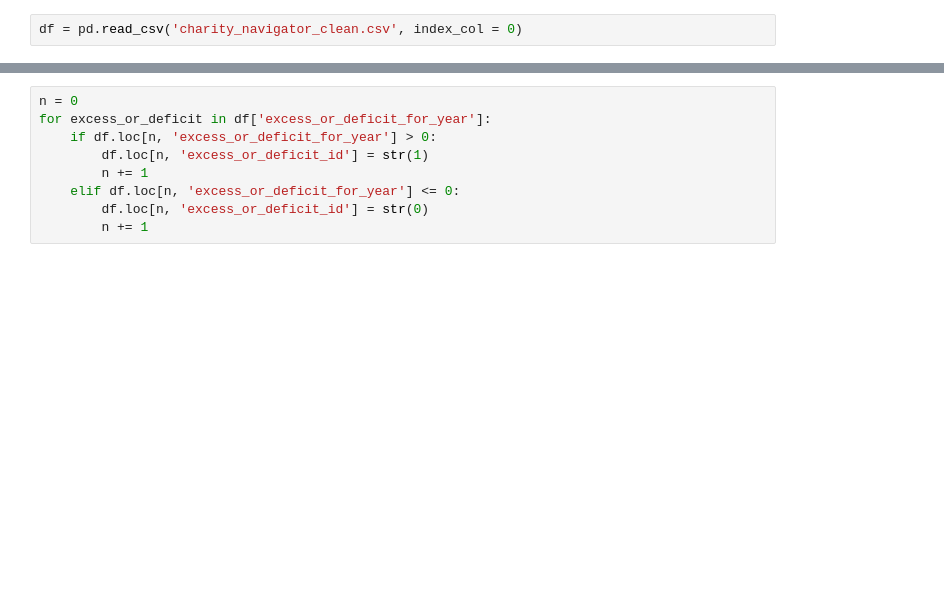
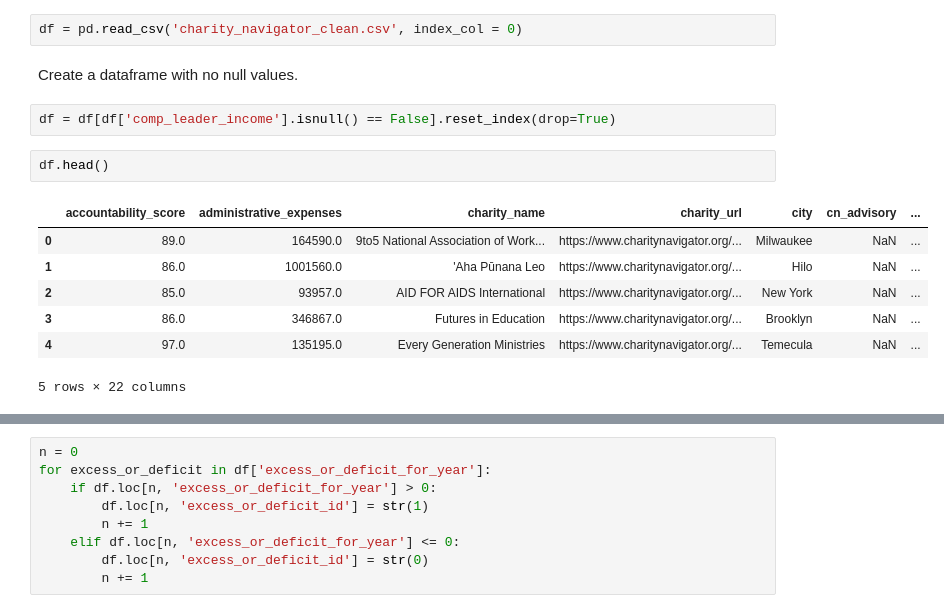
Before and after one commit to cyaris/charities_in_the_united_states, a Jupyter notebook: US Charities | Machine Learning with K-Nearest Neighbors.ipynb, the cells around one changed output, grey strips where cells are left out. Saved outputs shown, nothing was run; the diff lists cells and outputs as text; blank space fills up the shorter version.

```diff
--- a/US Charities | Machine Learning with K-Nearest Neighbors.ipynb
+++ b/US Charities | Machine Learning with K-Nearest Neighbors.ipynb
@@ -6,3 +12,17 @@ import seaborn as sns
 %matplotlib inline
 # %%
 df = pd.read_csv('charity_navigator_clean.csv', index_col = 0)
+# %% [markdown]
+Create a dataframe with no null values.
+# %%
+df = df[df['comp_leader_income'].isnull() == False].reset_index(drop=True)
+# %%
+df.head()
+# %% [output]
+|  | accountability_score | administrative_expenses | charity_name | charity_url | city | cn_advisory | ... |
+| 0 | 89.0 | 164590.0 | 9to5 National Association of Work... | https://www.charitynavigator.org/... | Milwaukee | NaN | ... |
+| 1 | 86.0 | 1001560.0 | 'Aha Pūnana Leo | https://www.charitynavigator.org/... | Hilo | NaN | ... |
+| 2 | 85.0 | 93957.0 | AID FOR AIDS International | https://www.charitynavigator.org/... | New York | NaN | ... |
+| 3 | 86.0 | 346867.0 | Futures in Education | https://www.charitynavigator.org/... | Brooklyn | NaN | ... |
+| 4 | 97.0 | 135195.0 | Every Generation Ministries | https://www.charitynavigator.org/... | Temecula | NaN | ... |
+5 rows × 22 columns
```
Also changed, not shown: parts of 44 cells of this notebook.
